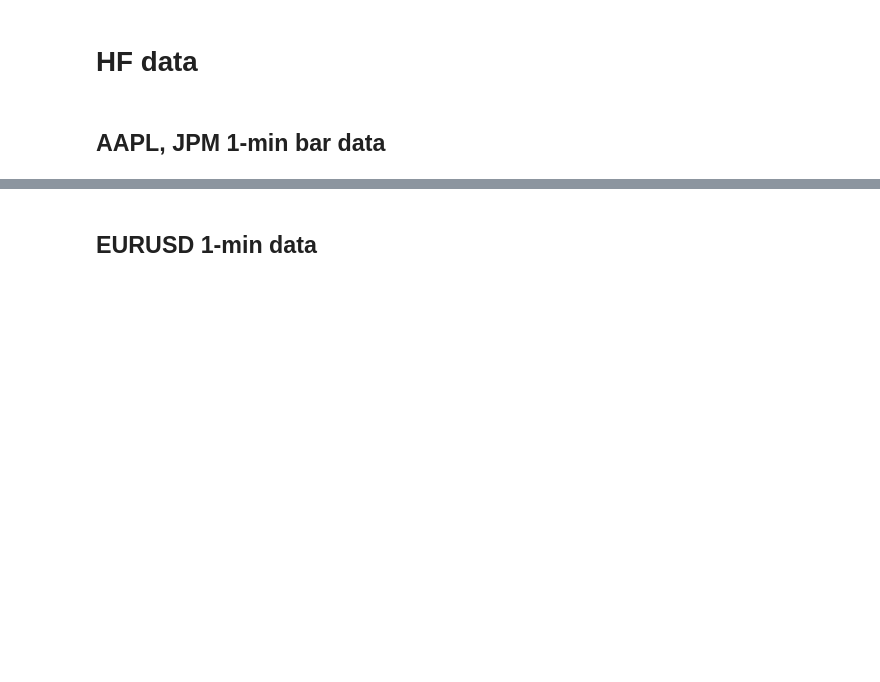
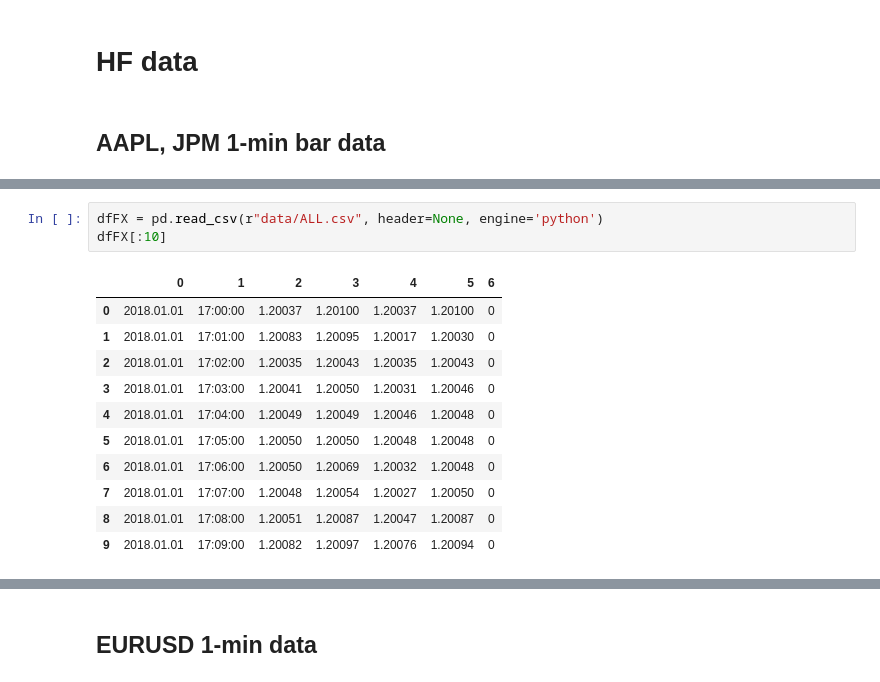
Before and after one commit to johncollinsai/high-frequency-data, a Jupyter notebook: hfdata.ipynb, the cells around one changed output, grey strips where cells are left out. Saved outputs shown, nothing was run; the diff lists cells and outputs as text; blank space fills up the shorter version.

```diff
--- a/hfdata.ipynb
+++ b/hfdata.ipynb
@@ -11,0 +31,15 @@
+# %%
+dfFX = pd.read_csv(r"data/ALL.csv", header=None, engine='python')
+dfFX[:10]
+# %% [output]
+|  | 0 | 1 | 2 | 3 | 4 | 5 | 6 |
+| 0 | 2018.01.01 | 17:00:00 | 1.20037 | 1.20100 | 1.20037 | 1.20100 | 0 |
+| 1 | 2018.01.01 | 17:01:00 | 1.20083 | 1.20095 | 1.20017 | 1.20030 | 0 |
+| 2 | 2018.01.01 | 17:02:00 | 1.20035 | 1.20043 | 1.20035 | 1.20043 | 0 |
+| 3 | 2018.01.01 | 17:03:00 | 1.20041 | 1.20050 | 1.20031 | 1.20046 | 0 |
+| 4 | 2018.01.01 | 17:04:00 | 1.20049 | 1.20049 | 1.20046 | 1.20048 | 0 |
+| 5 | 2018.01.01 | 17:05:00 | 1.20050 | 1.20050 | 1.20048 | 1.20048 | 0 |
+| 6 | 2018.01.01 | 17:06:00 | 1.20050 | 1.20069 | 1.20032 | 1.20048 | 0 |
+| 7 | 2018.01.01 | 17:07:00 | 1.20048 | 1.20054 | 1.20027 | 1.20050 | 0 |
+| 8 | 2018.01.01 | 17:08:00 | 1.20051 | 1.20087 | 1.20047 | 1.20087 | 0 |
+| 9 | 2018.01.01 | 17:09:00 | 1.20082 | 1.20097 | 1.20076 | 1.20094 | 0 |
```
Also changed, not shown: parts of 6 cells of this notebook, 1 other file.
